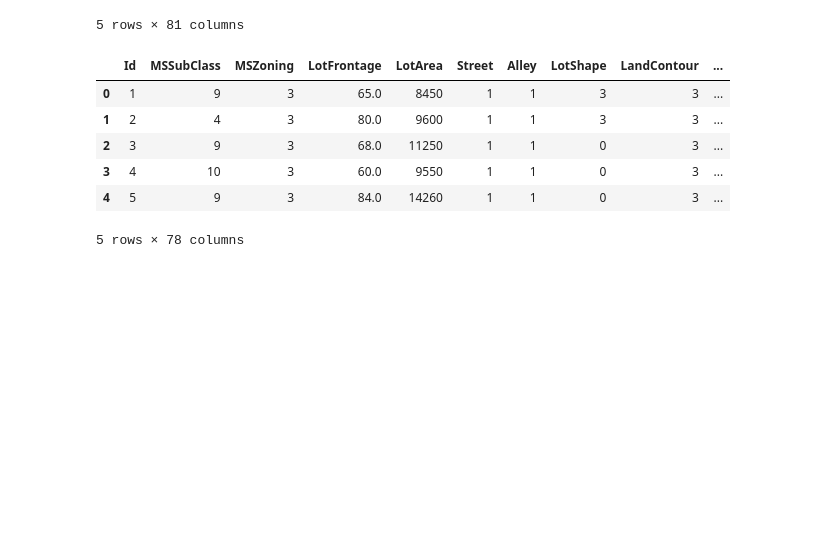
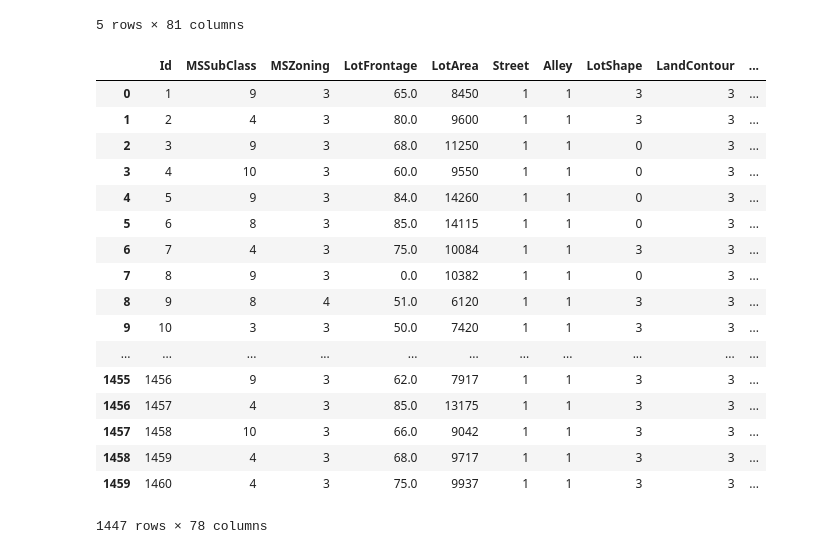
Before and after one commit to miazhx/Kaggle-House-Prices, a Jupyter notebook: Huimin/random_forrest_final.ipynb, the cells around one changed output. Drawn from its saved outputs; the diff is of its cells as text; code cells hidden in the pictures; blank space fills up the shorter version.

```diff
--- a/Huimin/random_forrest_final.ipynb
+++ b/Huimin/random_forrest_final.ipynb
@@ -227,15 +227,26 @@ def data_process(df_raw,remove_outlier = False,remove_hard_to_fit = False,linear
 # %%
 #data prep
 data_processed_label_encode=data_process(df_raw,label_encode=True)
-data_processed_label_encode.head()
+data_processed_label_encode
 # %% [output]
 |  | Id | MSSubClass | MSZoning | LotFrontage | LotArea | Street | Alley | LotShape | LandContour | ... |
 | 0 | 1 | 9 | 3 | 65.0 | 8450 | 1 | 1 | 3 | 3 | ... |
 | 1 | 2 | 4 | 3 | 80.0 | 9600 | 1 | 1 | 3 | 3 | ... |
 | 2 | 3 | 9 | 3 | 68.0 | 11250 | 1 | 1 | 0 | 3 | ... |
 | 3 | 4 | 10 | 3 | 60.0 | 9550 | 1 | 1 | 0 | 3 | ... |
 | 4 | 5 | 9 | 3 | 84.0 | 14260 | 1 | 1 | 0 | 3 | ... |
+| 5 | 6 | 8 | 3 | 85.0 | 14115 | 1 | 1 | 0 | 3 | ... |
+| 6 | 7 | 4 | 3 | 75.0 | 10084 | 1 | 1 | 3 | 3 | ... |
+| 7 | 8 | 9 | 3 | 0.0 | 10382 | 1 | 1 | 0 | 3 | ... |
+| 8 | 9 | 8 | 4 | 51.0 | 6120 | 1 | 1 | 3 | 3 | ... |
+| 9 | 10 | 3 | 3 | 50.0 | 7420 | 1 | 1 | 3 | 3 | ... |
+| ... | ... | ... | ... | ... | ... | ... | ... | ... | ... | ... |
+| 1455 | 1456 | 9 | 3 | 62.0 | 7917 | 1 | 1 | 3 | 3 | ... |
+| 1456 | 1457 | 4 | 3 | 85.0 | 13175 | 1 | 1 | 3 | 3 | ... |
+| 1457 | 1458 | 10 | 3 | 66.0 | 9042 | 1 | 1 | 3 | 3 | ... |
+| 1458 | 1459 | 4 | 3 | 68.0 | 9717 | 1 | 1 | 3 | 3 | ... |
+| 1459 | 1460 | 4 | 3 | 75.0 | 9937 | 1 | 1 | 3 | 3 | ... |
-5 rows × 78 columns
+1447 rows × 78 columns
 # %%
 ##Add MLFLOW
 import mlflow
```
Also changed, not shown: parts of 5 cells of this notebook.
